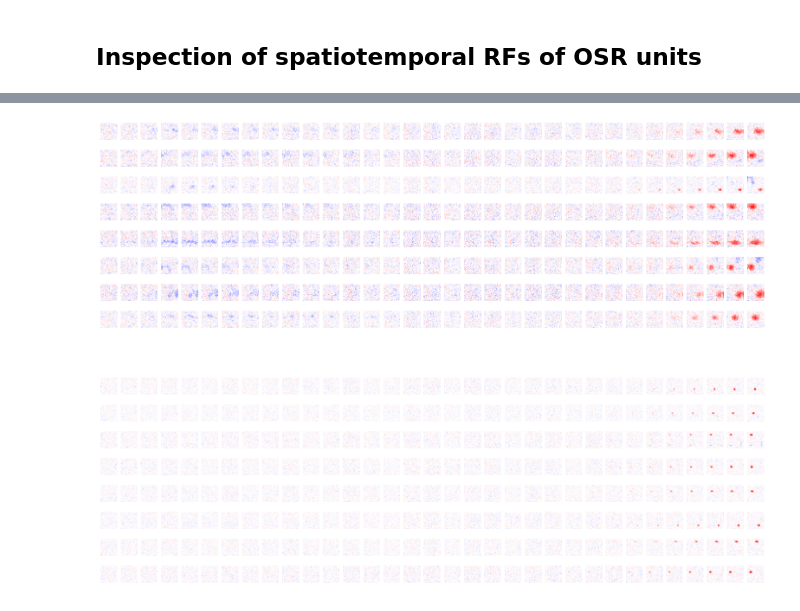
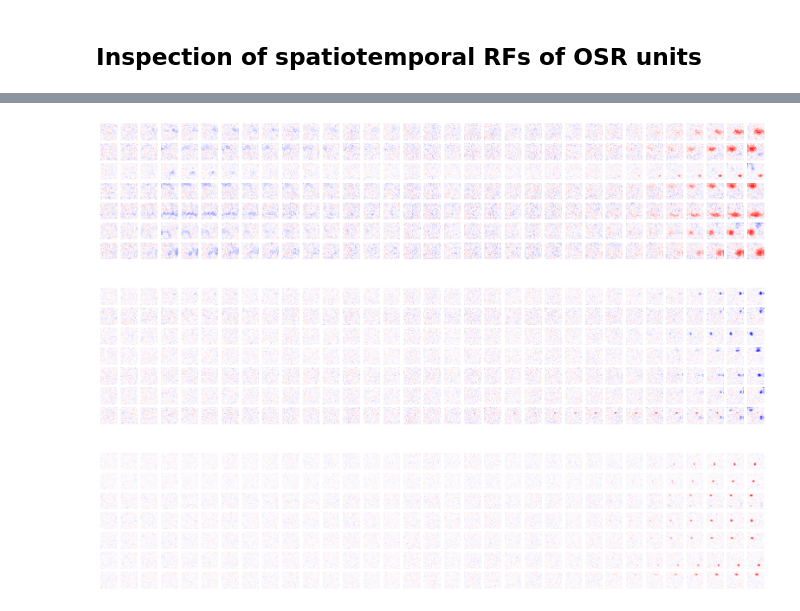
Before and after one commit to webstorms/RetinalModel, a Jupyter notebook: notebooks/Supp Fig 8 & 9 & 10 - OSR.ipynb, the cells around one changed output, grey strips where cells are left out. Drawn from its saved outputs; the diff is of its cells as text; code cells hidden in the pictures.

```diff
--- a/notebooks/Supp Fig 8 & 9 & 10 - OSR.ipynb
+++ b/notebooks/Supp Fig 8 & 9 & 10 - OSR.ipynb
@@ -166,0 +197,12 @@ INFO:matplotlib.category:Using categorical units to plot a list of strings that
+# %%
+#Run OSR stimuli at different rates, with recurrent connections ablated or not ablated
+
+osr_query_8hz = analysis.OSRQuery(root, start_ms=150, duration_ms=1300, end_ms=300, hz=8, middle_omission=False)
+osr_query_12hz = analysis.OSRQuery(root, start_ms=150, duration_ms=1300, end_ms=300, hz=12, middle_omission=False)
+osr_query_16hz = analysis.OSRQuery(root, start_ms=150, duration_ms=1300, end_ms=300, hz=16, middle_omission=False)
+osr_query_20hz = analysis.OSRQuery(root, start_ms=150, duration_ms=1300, end_ms=300, hz=20, middle_omission=False)
+osr_query_ablate_8hz = analysis.OSRQuery(root, start_ms=150, duration_ms=1300, end_ms=300, hz=8, middle_omission=False, ablate_recurrence=True)
+osr_query_ablate_12hz = analysis.OSRQuery(root, start_ms=150, duration_ms=1300, end_ms=300, hz=12, middle_omission=False, ablate_recurrence=True)
+osr_query_ablate_16hz = analysis.OSRQuery(root, start_ms=150, duration_ms=1300, end_ms=300, hz=16, middle_omission=False, ablate_recurrence=True)
+osr_query_ablate_20hz = analysis.OSRQuery(root, start_ms=150, duration_ms=1300, end_ms=300, hz=20, middle_omission=False, ablate_recurrence=True)
+osr_query_mid_16hz = analysis.OSRQuery(root, start_ms=150, duration_ms=1300, end_ms=300, hz=16, middle_omission=True)
@@ -201,26 +654,33 @@ def plot_spatiotemporal_rf(strf, i, subspec, fig):
 # %%
 l = 30
 fig = plt.figure(constrained_layout=True, figsize=(30, 14))
-spec = gridspec.GridSpec(nrows=2, ncols=1, height_ratios=[1, 1], hspace=0.2)
-top_spec = gridspec.GridSpecFromSubplotSpec(8, 50, subplot_spec=spec[0], hspace=0.1)
-bottom_spec = gridspec.GridSpecFromSubplotSpec(8, 50, subplot_spec=spec[1], hspace=0.1)
+spec = gridspec.GridSpec(nrows=3, ncols=1, height_ratios=[1, 1, 1], hspace=0.2)
+top_spec = gridspec.GridSpecFromSubplotSpec(7, 50, subplot_spec=spec[0], hspace=0.1)
+mid_spec = gridspec.GridSpecFromSubplotSpec(7, 50, subplot_spec=spec[1], hspace=0.1)
+bottom_spec = gridspec.GridSpecFromSubplotSpec(7, 50, subplot_spec=spec[2], hspace=0.1)
 
 plot_spatiotemporal_rf(pred_rf_query.og_strfs[8, :], 0, top_spec, fig)
 plot_spatiotemporal_rf(pred_rf_query.og_strfs[17, :], 1, top_spec, fig)
 plot_spatiotemporal_rf(pred_rf_query.og_strfs[21, :], 2, top_spec, fig)
 plot_spatiotemporal_rf(pred_rf_query.og_strfs[29, :], 3, top_spec, fig)
 plot_spatiotemporal_rf(pred_rf_query.og_strfs[47, :], 4, top_spec, fig)
 plot_spatiotemporal_rf(pred_rf_query.og_strfs[79, :], 5, top_spec, fig)
 plot_spatiotemporal_rf(pred_rf_query.og_strfs[89, :], 6, top_spec, fig)
-plot_spatiotemporal_rf(pred_rf_query.og_strfs[178, :], 7, top_spec, fig)
+
+plot_spatiotemporal_rf(pred_rf_query.og_strfs[14, :], 0, mid_spec, fig)
+plot_spatiotemporal_rf(pred_rf_query.og_strfs[24, :], 1, mid_spec, fig)
+plot_spatiotemporal_rf(pred_rf_query.og_strfs[41, :], 2, mid_spec, fig)
+plot_spatiotemporal_rf(pred_rf_query.og_strfs[259, :], 3, mid_spec, fig)
+plot_spatiotemporal_rf(pred_rf_query.og_strfs[395, :], 4, mid_spec, fig)
+plot_spatiotemporal_rf(pred_rf_query.og_strfs[266, :], 5, mid_spec, fig)
+plot_spatiotemporal_rf(pred_rf_query.og_strfs[185, :], 6, mid_spec, fig)
 
 plot_spatiotemporal_rf(enc_rf_query.og_strfs[2, :], 0, bottom_spec, fig)
 plot_spatiotemporal_rf(enc_rf_query.og_strfs[5, :], 1, bottom_spec, fig)
 plot_spatiotemporal_rf(enc_rf_query.og_strfs[35, :], 2, bottom_spec, fig)
 plot_spatiotemporal_rf(enc_rf_query.og_strfs[56, :], 3, bottom_spec, fig)
 plot_spatiotemporal_rf(enc_rf_query.og_strfs[70, :], 4, bottom_spec, fig)
 plot_spatiotemporal_rf(enc_rf_query.og_strfs[89, :], 5, bottom_spec, fig)
 plot_spatiotemporal_rf(enc_rf_query.og_strfs[127, :], 6, bottom_spec, fig)
-plot_spatiotemporal_rf(enc_rf_query.og_strfs[359, :], 7, bottom_spec, fig)
 # %% [output]
-[figure, old version]
+[figure, new version]
```
Also changed, not shown: parts of 18 cells of this notebook, 2 other files.
